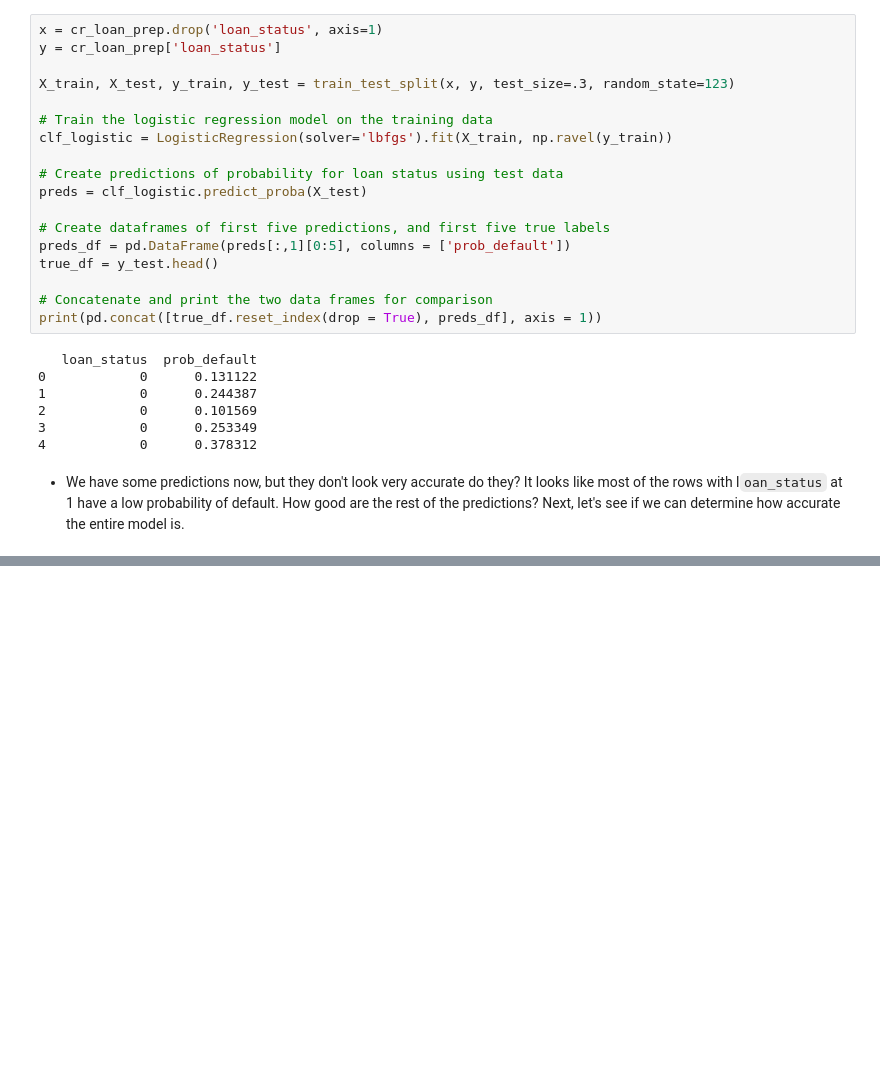
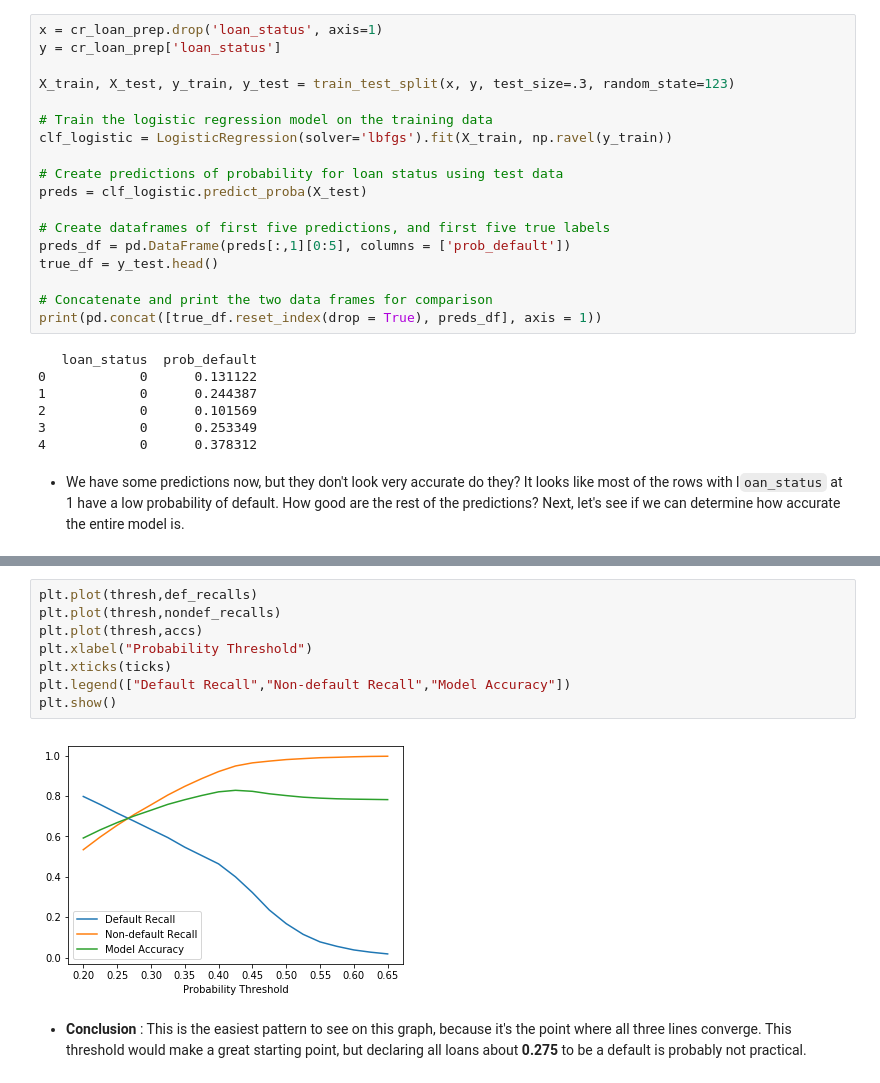
Before and after one commit to naikshubham/Credit-Risk-Modeling, a Jupyter notebook: notebooks/Credit Risk Modeling.ipynb, the cells around one changed output, grey strips where cells are left out. Drawn from its saved outputs; the diff is of its cells as text; blank space fills up the shorter version.

```diff
--- a/notebooks/Credit Risk Modeling.ipynb
+++ b/notebooks/Credit Risk Modeling.ipynb
@@ -408,0 +740,12 @@ print(pd.concat([true_df.reset_index(drop = True), preds_df], axis = 1))
+# %%
+plt.plot(thresh,def_recalls)
+plt.plot(thresh,nondef_recalls)
+plt.plot(thresh,accs)
+plt.xlabel("Probability Threshold")
+plt.xticks(ticks)
+plt.legend(["Default Recall","Non-default Recall","Model Accuracy"])
+plt.show()
+# %% [output]
+[figure, added]
+# %% [markdown]
+- **Conclusion** : This is the easiest pattern to see on this graph, because it's the point where all three lines converge. This threshold would make a great starting point, but declaring all loans about **0.275** to be a default is probably not practical.
```
Also changed, not shown: parts of 34 cells of this notebook.
